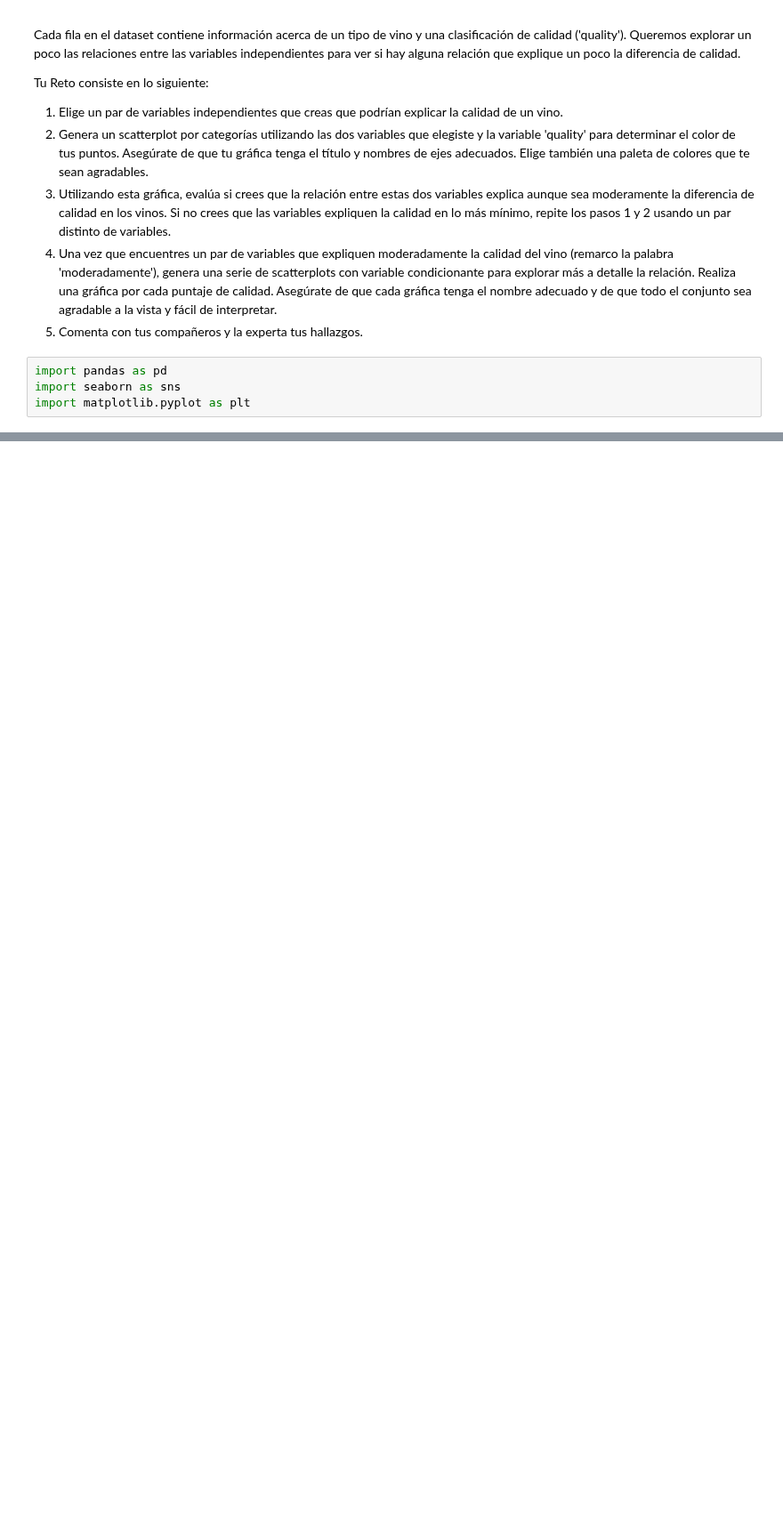
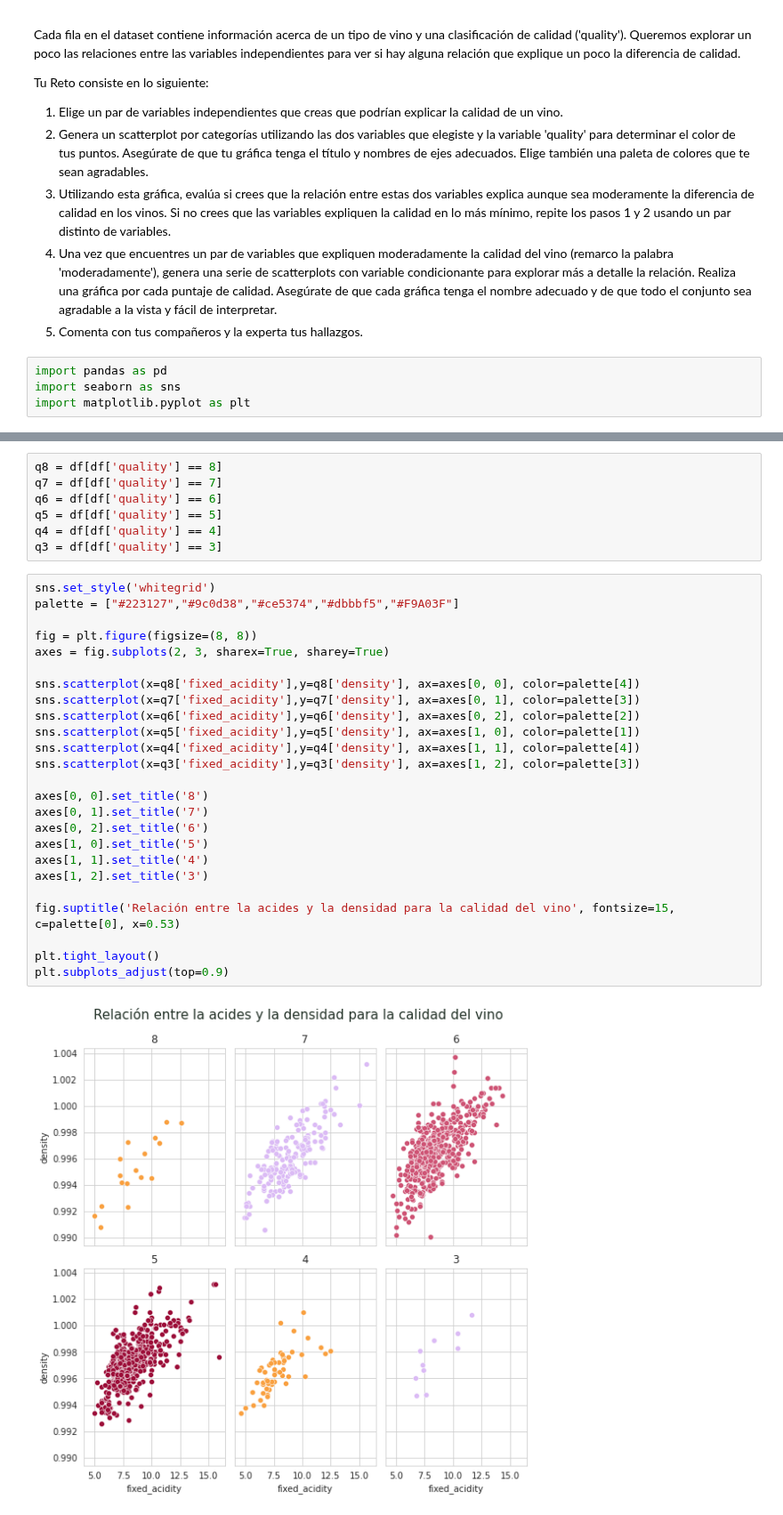
Before and after one commit to earandir/Data-Analyst, a Jupyter notebook: sesion06/Reto-02/variaciones_de_scatterplots.ipynb, the cells around one changed output, grey strips where cells are left out. Shown at 89% size. Cells and saved outputs as stored; diff of their text form; blank space fills up the shorter version.

```diff
--- a/sesion06/Reto-02/variaciones_de_scatterplots.ipynb
+++ b/sesion06/Reto-02/variaciones_de_scatterplots.ipynb
@@ -33,0 +63,34 @@ df.head()
+# %%
+q8 = df[df['quality'] == 8]
+q7 = df[df['quality'] == 7]
+q6 = df[df['quality'] == 6]
+q5 = df[df['quality'] == 5]
+q4 = df[df['quality'] == 4]
+q3 = df[df['quality'] == 3]
+# %%
+sns.set_style('whitegrid')
+palette = ["#223127","#9c0d38","#ce5374","#dbbbf5","#F9A03F"]
+
+fig = plt.figure(figsize=(8, 8))
+axes = fig.subplots(2, 3, sharex=True, sharey=True)
+
+sns.scatterplot(x=q8['fixed_acidity'],y=q8['density'], ax=axes[0, 0], color=palette[4])
+sns.scatterplot(x=q7['fixed_acidity'],y=q7['density'], ax=axes[0, 1], color=palette[3])
+sns.scatterplot(x=q6['fixed_acidity'],y=q6['density'], ax=axes[0, 2], color=palette[2])
+sns.scatterplot(x=q5['fixed_acidity'],y=q5['density'], ax=axes[1, 0], color=palette[1])
+sns.scatterplot(x=q4['fixed_acidity'],y=q4['density'], ax=axes[1, 1], color=palette[4])
+sns.scatterplot(x=q3['fixed_acidity'],y=q3['density'], ax=axes[1, 2], color=palette[3])
+
+axes[0, 0].set_title('8')
+axes[0, 1].set_title('7')
+axes[0, 2].set_title('6')
+axes[1, 0].set_title('5')
+axes[1, 1].set_title('4')
+axes[1, 2].set_title('3')
+
+fig.suptitle('Relación entre la acides y la densidad para la calidad del vino', fontsize=15, c=palette[0], x=0.53)
+
+plt.tight_layout()
+plt.subplots_adjust(top=0.9)
+# %% [output]
+[figure, added]
```
Also changed, not shown: parts of 5 cells of this notebook.
